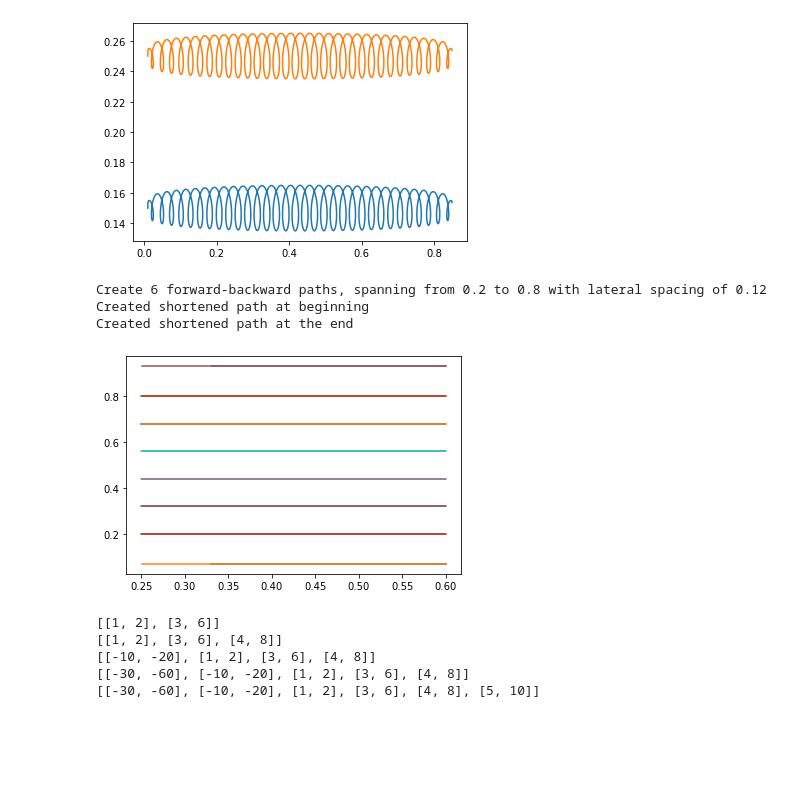
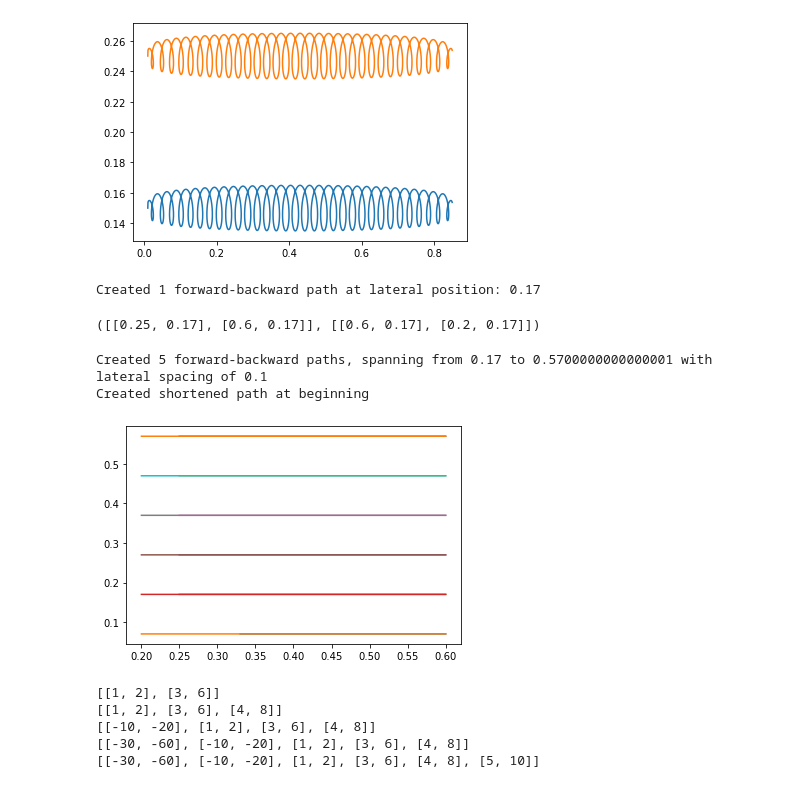
Before and after one commit to mhagenow01/panda_uli_demo, a Jupyter notebook: ULIConfig/registration_models/task_models_fragmented.ipynb, the cells around one changed output. Drawn from its saved outputs; the diff is of its cells as text; code cells hidden in the pictures; blank space fills up the shorter version.

Commit message:
reduced spacing in between paths

```diff
--- a/ULIConfig/registration_models/task_models_fragmented.ipynb
+++ b/ULIConfig/registration_models/task_models_fragmented.ipynb
@@ -66,6 +66,46 @@ corrections = [[0.0, 0.0, -6.0, q_extra[0], q_extra[1], q_extra[2], q_extra[3],
 pickle.dump((state_names,state_vals,corrections),open(outfile,"wb"), protocol=2)
 # %% [output]
 [figure]
+# %%
+def make_forward_backward_paths(num_paths=7, near_edge=0.25, far_edge=0.6, lateral_spacing=0.12):
+    edge1 = near_edge
+    edge2 = far_edge
+    num_paths = num_paths
+    lateral_spacing = lateral_spacing
+    starting = []
+    ending = []
+    start_lat_pos = 0.17
+    extra = 0.05 # extra sanding on backward path to reach&sand the center
+
+    if num_paths > 7:
+        print("ERROR: Span of paths likely to fall off piece")
+        return
+
+    # bad code style, just so this part is easy to copy+paste if needed
+    if num_paths > 0:
+        starting = [[edge1, start_lat_pos], [edge2, start_lat_pos]]
+        ending =   [[edge2, start_lat_pos], [edge1-extra, start_lat_pos]]
+
+        if num_paths == 1:
+            print("Created", num_paths, "forward-backward path at lateral position:", start_lat_pos)
+
+
+    for path_idx in range(1, num_paths):
+        lat = lateral_spacing * path_idx
+        starting.extend([[edge1, start_lat_pos+lat], [edge2,       start_lat_pos+lat]])
+        ending.extend(  [[edge2, start_lat_pos+lat], [edge1-extra, start_lat_pos+lat]])
+
+        if path_idx == (num_paths-1):
+            print("Created", num_paths, "forward-backward paths, spanning from", start_lat_pos, "to",
+                  start_lat_pos+lat, "with lateral spacing of", lateral_spacing)
+
+    return starting, ending
+
+# For testing:
+make_forward_backward_paths(num_paths=1)
+# %% [output]
+Created 1 forward-backward path at lateral position: 0.17
+([[0.25, 0.17], [0.6, 0.17]], [[0.6, 0.17], [0.2, 0.17]])
 # %%
 ###################################################
 # Anna Flat Piece ####################
@@ -88,23 +128,29 @@ state_names = ['u','v','f','theta_qx','theta_qy','theta_qz','theta_qw','delta_s'
 # ending = [[0.85, 0.04], [0.85, 0.09], [0.85, 0.15], [0.85, 0.25], [0.85, 0.35], [0.85, 0.45], [0.85, 0.55], [0.85, 0.65], [0.85, 0.75], [0.85, 0.85], [0.85, 0.91], [0.85, 0.96]]
 near_edge = 0.25
 far_edge = 0.6
-lateral = 0.12 # min lateral dist. b/t paths should be ~0.12
-num_paths = 6 # Default: 6
+lateral = 0.10 # min lateral dist. b/t paths should be ~0.12
+num_paths = 5 # Default: 6
 starting = []
 ending = []
 starting, ending = make_forward_backward_paths(num_paths, near_edge=near_edge, far_edge=far_edge, lateral_spacing=lateral) # MAX num_paths 6 paths
 
 
+# TODO: The complete pass had spacing of 0.13 I've now changed it back to 0.12...now .11, now .10
+#    I've also changed x_ang_offset from 2.5 to 2
+
+
+
+
 # Prepend shortened path to list of paths, to account for bolts fastening the piece
 bolt_edge = 0.33
-starting[:0] = [[bolt_edge, 0.07], [far_edge, 0.07]]
-ending[:0] =   [[far_edge,  0.07], [near_edge, 0.07]]
+starting[:0] = [[bolt_edge, 0.07], [far_edge,       0.07]]
+ending[:0] =   [[far_edge,  0.07], [near_edge-0.05, 0.07]] # -0.05 to get sander to the middle
 print("Created shortened path at beginning")
 
-# Append shortened path to list of paths, to account for bolts fastening the piece
-starting.extend([[bolt_edge, 0.93], [far_edge, 0.93]])
-ending.extend(  [[far_edge,  0.93], [near_edge, 0.93]])
-print("Created shortened path at the end")
+# # Append shortened path to list of paths, to account for bolts fastening the piece
+# starting.extend([[bolt_edge, 0.92], [far_edge, 0.92]])
+# ending.extend(  [[far_edge,  0.92], [near_edge, 0.92]])
+# print("Created shortened path at the end")
 
 # print(starting)
 # print(ending)
@@ -118,39 +164,38 @@ print("Created shortened path at the end")
 # ending.extend(  [[edge2, 0.8-dd], [edge1, 0.8-dd]])
 
 samps_per_sec = 40 #40 is hardcoded into FragmentedExecution.py
-samps = samps_per_sec * np.array([ 25] * 20) # num samples affects task speed, as interpolation happens slower
+samps = samps_per_sec * np.array([ 35] * 20) # num samples affects task speed, as interpolation happens slower
 forces =                np.array([-10.] * 20)
 angs =                  np.array([-6., 6.] * 10)
-x_ang_offset = 3
+x_ang_offset = 2
 
 state_vals = []
 # for each path...
 for ii in range(0,len(starting)):
     R_tool_surf = ScipyR.from_euler('zyx',[ang_relative_to_surface,angs[ii], x_ang_offset],degrees=True) # 'z' in 'zy' is older term referring to tool/eef directionality
     theta_q = R_tool_surf.as_quat()
     start_temp = np.array([starting[ii][0],starting[ii][1],forces[ii],theta_q[0],theta_q[1],theta_q[2],theta_q[3], 1.0, 1.0, tool_offset[0], tool_offset[1], tool_offset[2]])
     end_temp = np.array([ending[ii][0],ending[ii][1],forces[ii],theta_q[0],theta_q[1],theta_q[2],theta_q[3], 1.0, 1.0, tool_offset[0], tool_offset[1], tool_offset[2]])
 #     state_vals.append(interpMultD(start_temp,end_temp,samps[ii],quat_vars=[3]))
 # super_pos_freq=[0.04] and super_pos_amp=[0.015]  were in below line
     state_vals.append(interpMultD(start_temp,end_temp,samps[ii],quat_vars=[3],super_pos_vars=[0], super_pos_freq=[0.00], super_pos_amp=[0.00]))
 
 # Plot 2D passes
 for ii in range(0,len(starting)):
     plt.plot(state_vals[ii][0,:],state_vals[ii][1,:])
 plt.show()
 
 R_extra_tool = ScipyR.from_euler('y',-5,degrees=True)
 q_extra = R_extra_tool.as_quat()
 
 # scalar on how corrections affect the system
 corrections = [[0.0, 0.0, -6.0, q_extra[0], q_extra[1], q_extra[2], q_extra[3], -0.5, 0.0, -0.01, 0.0, 0.0]]
 
 pickle.dump((state_names,state_vals,corrections),open(outfile,"wb"), protocol=2)
 # %% [output]
-Create 6 forward-backward paths, spanning from 0.2 to 0.8 with lateral spacing of 0.12
+Created 5 forward-backward paths, spanning from 0.17 to 0.5700000000000001 with lateral spacing of 0.1
 Created shortened path at beginning
-Created shortened path at the end
-[figure, old version]
+[figure, new version]
 # %%
 [-6, -6] + [-10] * 10
 a = [[1,2], [3,6]]
```
Also changed, not shown: parts of 5 cells of this notebook.
